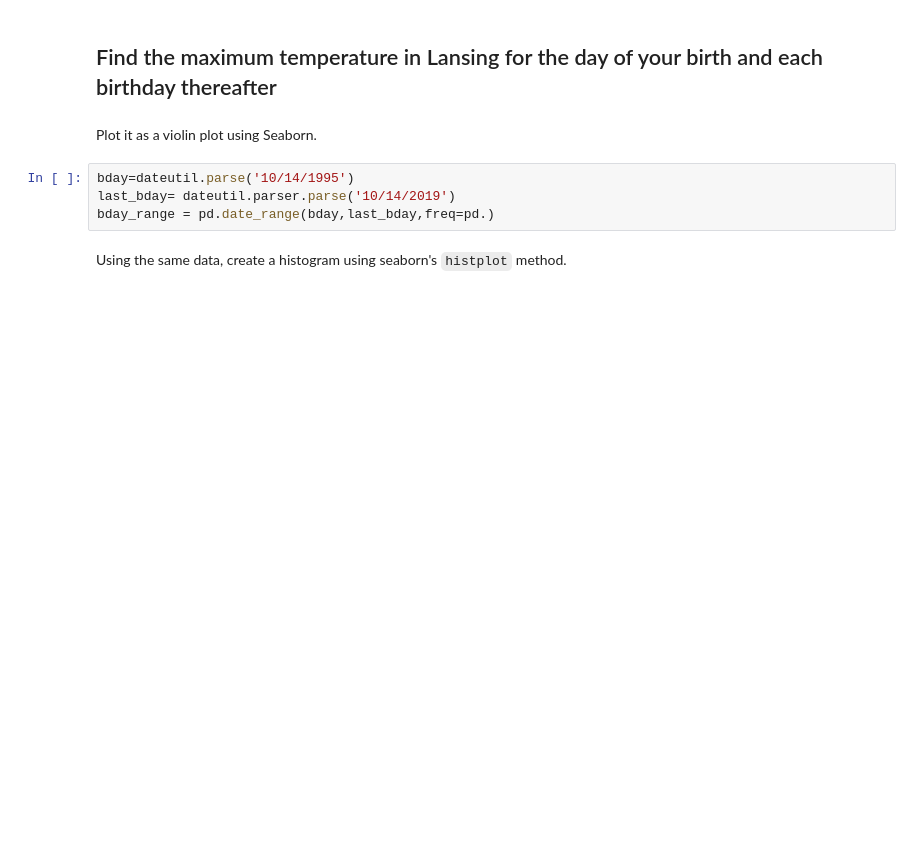
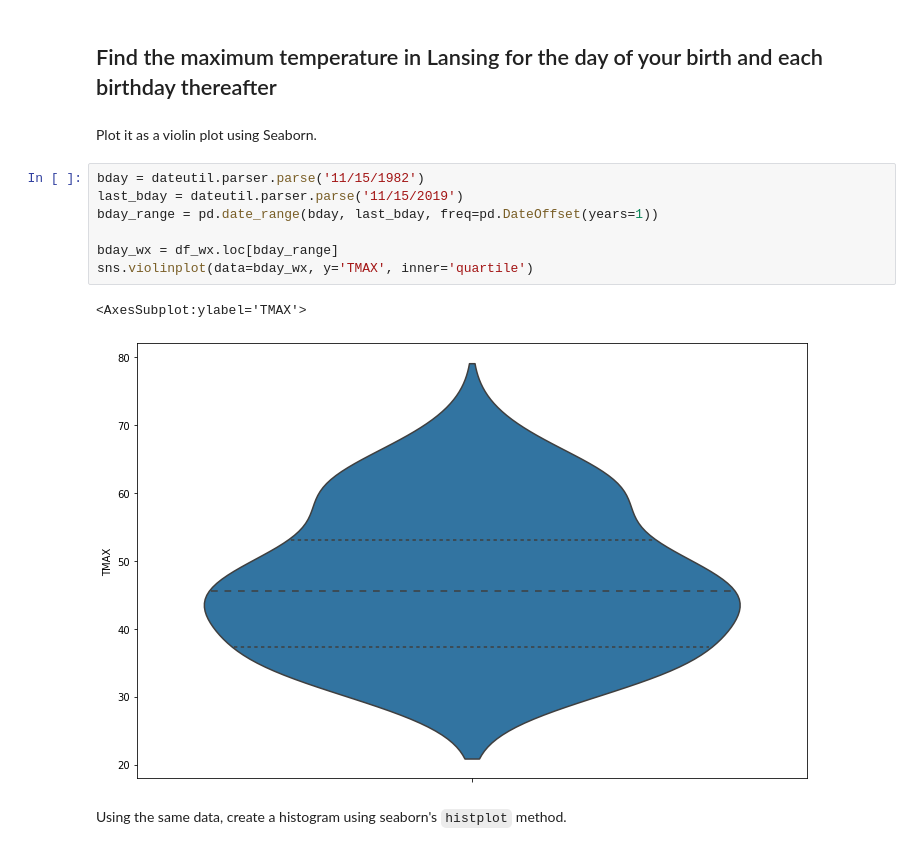
Before and after one commit to kirannivas2/Data-Science, a Jupyter notebook: Labs/Lab 06/Lab06- Time Series and the Weather.ipynb, the cells around one changed output. Cells and saved outputs as stored; diff of their text form; blank space fills up the shorter version.

```diff
--- a/Labs/Lab 06/Lab06- Time Series and the Weather.ipynb
+++ b/Labs/Lab 06/Lab06- Time Series and the Weather.ipynb
@@ -57,8 +93,14 @@ df_wx.head()
 # %% [markdown]
  Plot it as a violin plot using Seaborn.
 # %%
-bday=dateutil.parse('10/14/1995')
-last_bday= dateutil.parser.parse('10/14/2019')
-bday_range = pd.date_range(bday,last_bday,freq=pd.)
+bday = dateutil.parser.parse('11/15/1982')
+last_bday = dateutil.parser.parse('11/15/2019')
+bday_range = pd.date_range(bday, last_bday, freq=pd.DateOffset(years=1))
+
+bday_wx = df_wx.loc[bday_range]
+sns.violinplot(data=bday_wx, y='TMAX', inner='quartile')
+# %% [output]
+<AxesSubplot:ylabel='TMAX'>
+[figure, added]
 # %% [markdown]
 Using the same data, create a histogram using seaborn's `histplot` method.
```
Also changed, not shown: parts of 12 cells of this notebook, 14 other files.
